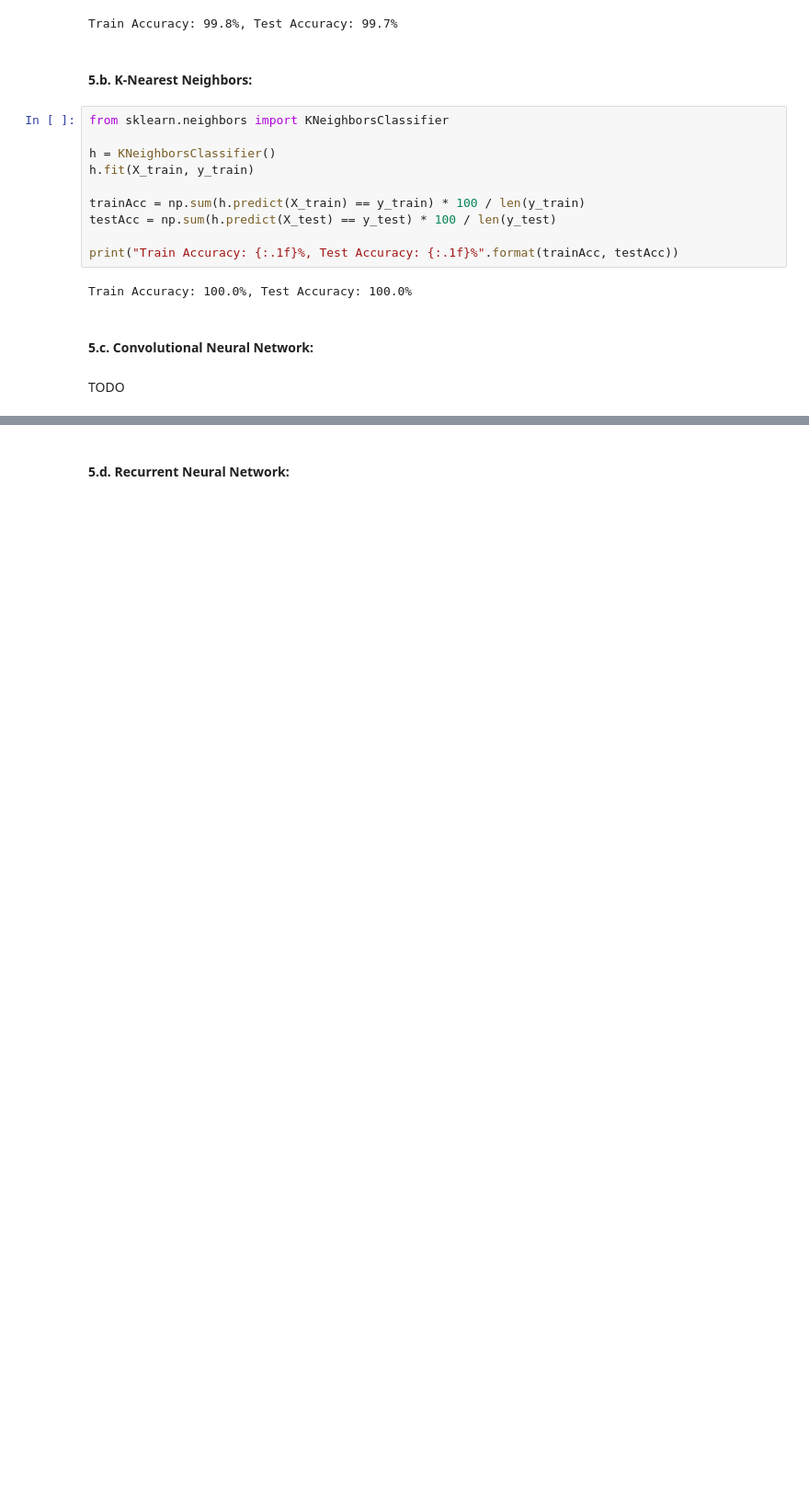
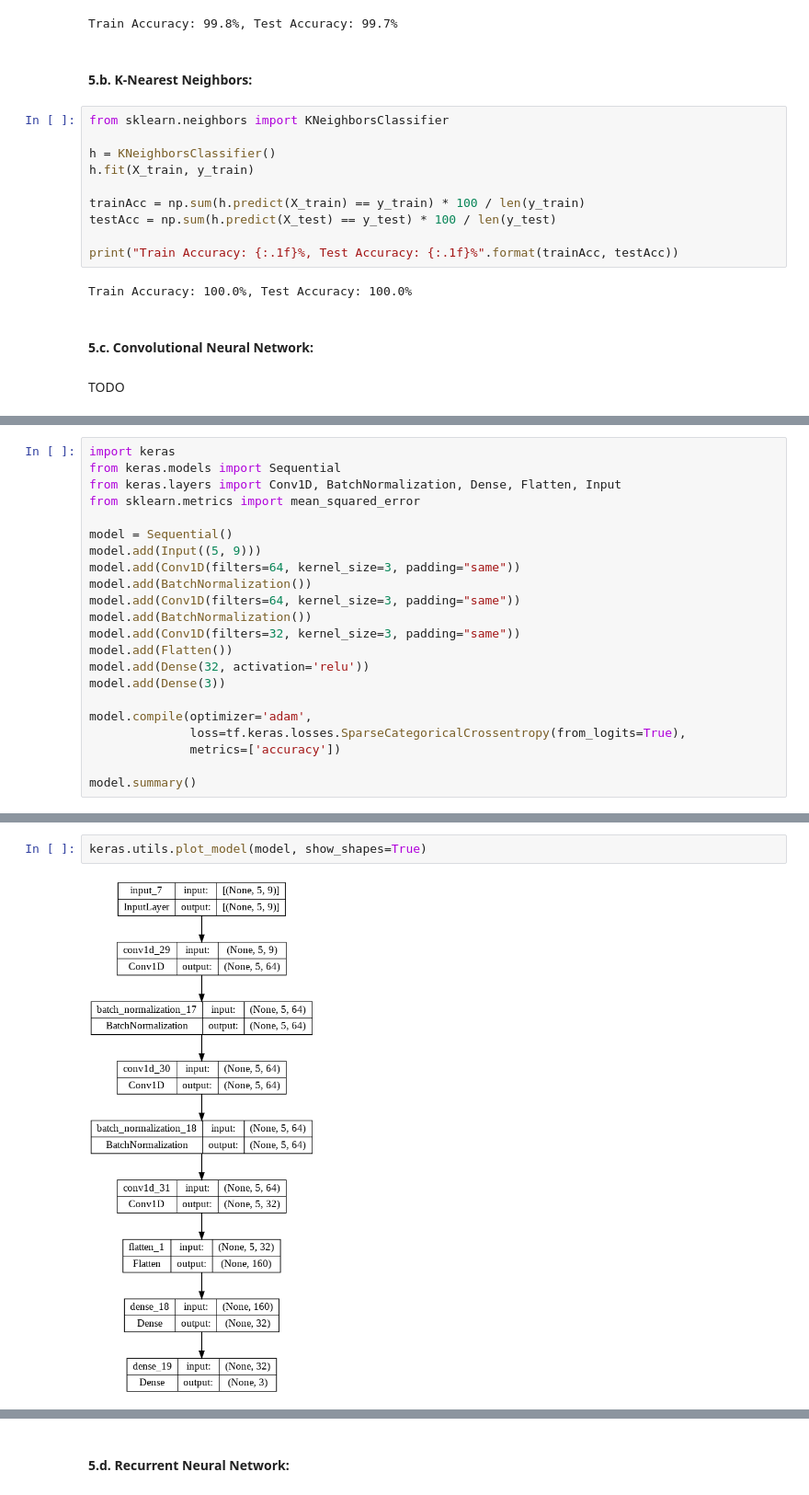
Before and after one commit to oradbarel/Fall-Prevention, a Jupyter notebook: Fall_Prevention.ipynb, the cells around one changed output, grey strips where cells are left out. Shown: that part at 92% size. Cells and saved outputs as stored; diff of their text form; blank space fills up the shorter version.

```diff
--- a/Fall_Prevention.ipynb
+++ b/Fall_Prevention.ipynb
@@ -435,0 +402,22 @@ model.compile(loss='categorical_crossentropy', optimizer = keras.optimizers.Adam
+# %%
+import keras
+from keras.models import Sequential
+from keras.layers import Conv1D, BatchNormalization, Dense, Flatten, Input
+from sklearn.metrics import mean_squared_error
+
+model = Sequential()
+model.add(Input((5, 9)))
+model.add(Conv1D(filters=64, kernel_size=3, padding="same"))
+model.add(BatchNormalization())
+model.add(Conv1D(filters=64, kernel_size=3, padding="same"))
+model.add(BatchNormalization())
+model.add(Conv1D(filters=32, kernel_size=3, padding="same"))
+model.add(Flatten())
+model.add(Dense(32, activation='relu'))
+model.add(Dense(3))
+
+model.compile(optimizer='adam',
+              loss=tf.keras.losses.SparseCategoricalCrossentropy(from_logits=True),
+              metrics=['accuracy'])
+
+model.summary()
@@ -435,0 +442,4 @@ model.compile(loss='categorical_crossentropy', optimizer = keras.optimizers.Adam
+# %%
+keras.utils.plot_model(model, show_shapes=True)
+# %% [output]
+[figure, added]
```
Also changed, not shown: parts of 17 cells of this notebook.
